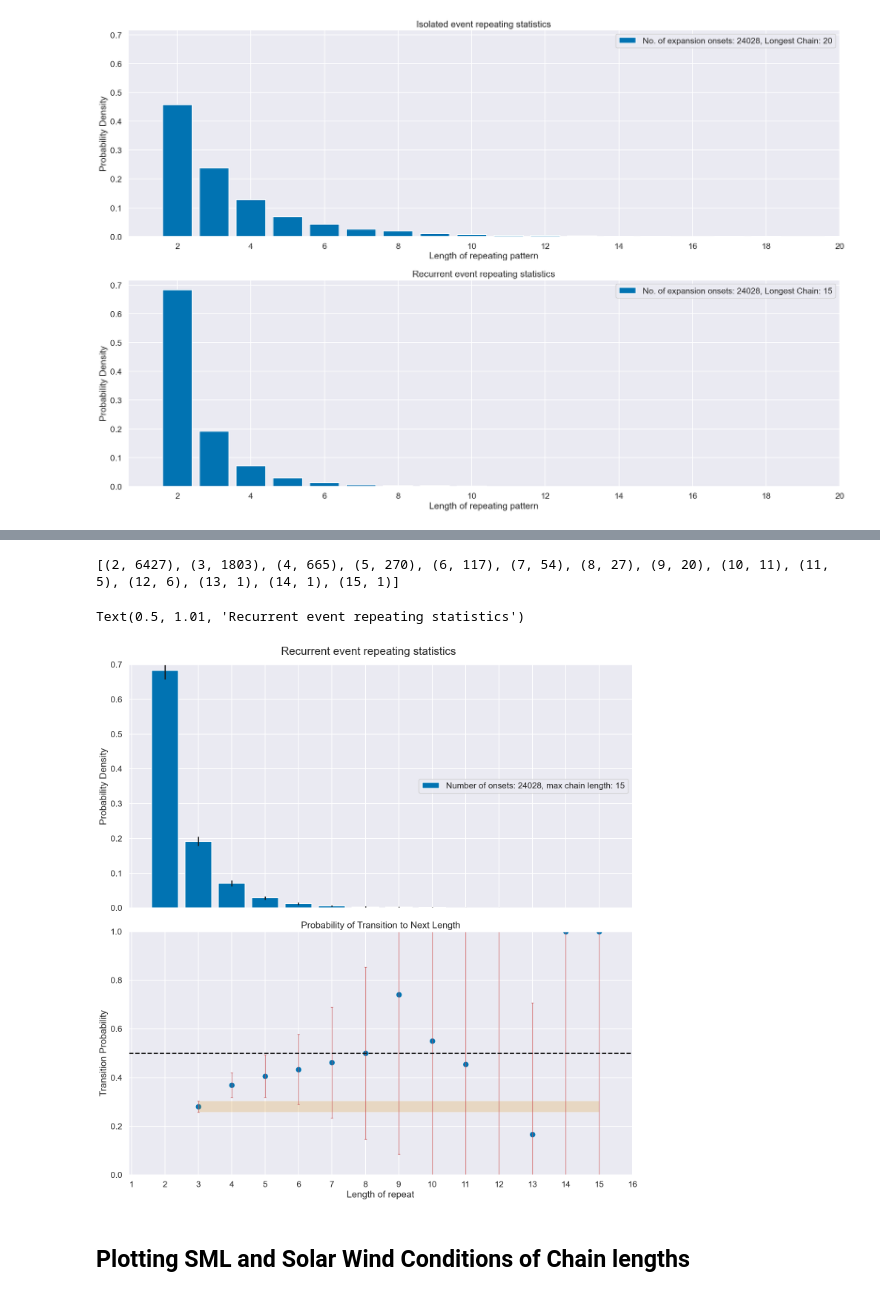
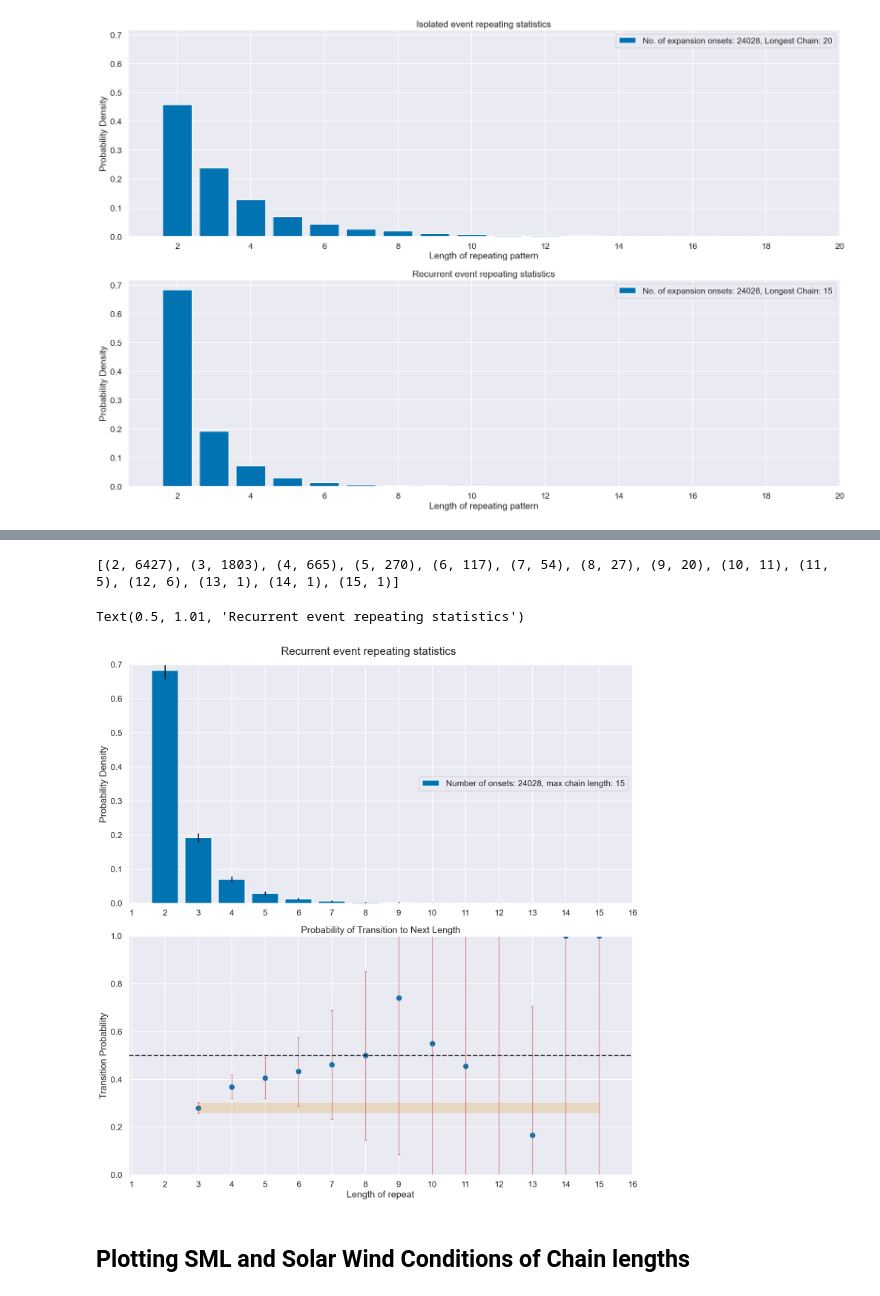
Before and after one commit to christianlao12/DP1_DP2_Project, a Jupyter notebook: substorm_type_statistics.ipynb, the cells around one changed output, grey strips where cells are left out. Saved outputs shown, nothing was run; the diff lists cells and outputs as text; code cells hidden in the pictures.

```diff
--- a/substorm_type_statistics.ipynb
+++ b/substorm_type_statistics.ipynb
@@ -554,34 +555,35 @@ yanalysis = yanalysis/sum(yanalysis)
 
 
 ratio = np.array([yanalysis[i]/yanalysis[i-1] for i in range(1,len(yanalysis))])
 ratioerror = np.array([np.sqrt((yerror[i]/yanalysis[i])**2 + (yerror[i-1]/yanalysis[i-1])**2) for i in range(1,len(yanalysis))])
 ratioerror = ratioerror*ratio
 
 fig, (ax, ax1) = plt.subplots(2,1,sharex=True,figsize=(15,15))
 
 ax.bar(x,y,yerr=yerror,label='Number of onsets: {}, max chain length: {}'.format(len(indices_onsets)+len(firster),np.max(co)))
 ax.legend(loc='center right')
 ax.set_ylabel('Probability Density')
 ax.set_xlim(right=16)
 ax.set_ylim(0, 0.7)
+ax.xaxis.set_tick_params(labelbottom=True)
 
 ax1.scatter(x[:len(ratio)]+1, ratio[:len(ratio)])
 ax1.errorbar(x[:len(ratio)]+1, ratio[:len(ratio)], yerr=ratioerror, fmt='none', ecolor='r', elinewidth=1, capsize=2)
 ax1.xaxis.set_major_locator(ticker.MultipleLocator(1))
 ax1.set_xlabel("Length of repeat")
 ax1.set_ylabel('Transition Probability')
 ax1.set_title("Probability of Transition to Next Length")
 ax1.set_ylim(0,1)
 ax1.fill_between(x[:len(ratio)]+1, ratio[0]-ratioerror[0], ratio[0]+ratioerror[0], alpha=0.2)
 ax1.hlines(0.5,0,16,linestyles='dashed',colors='k')
 
 
 fig.tight_layout(pad=1)
 fig.suptitle("Recurrent event repeating statistics", y=1.01)
 # %% [output]
 [(2, 6427), (3, 1803), (4, 665), (5, 270), (6, 117), (7, 54), (8, 27), (9, 20), (10, 11), (11, 5), (12, 6), (13, 1), (14, 1), (15, 1)]
 Text(0.5, 1.01, 'Recurrent event repeating statistics')
-[figure, old version]
+[figure, new version]
 # %% [markdown]
 ## Plotting SML and Solar Wind Conditions of Chain lengths
 # %%
```
Also changed, not shown: parts of 1 cell of this notebook.
